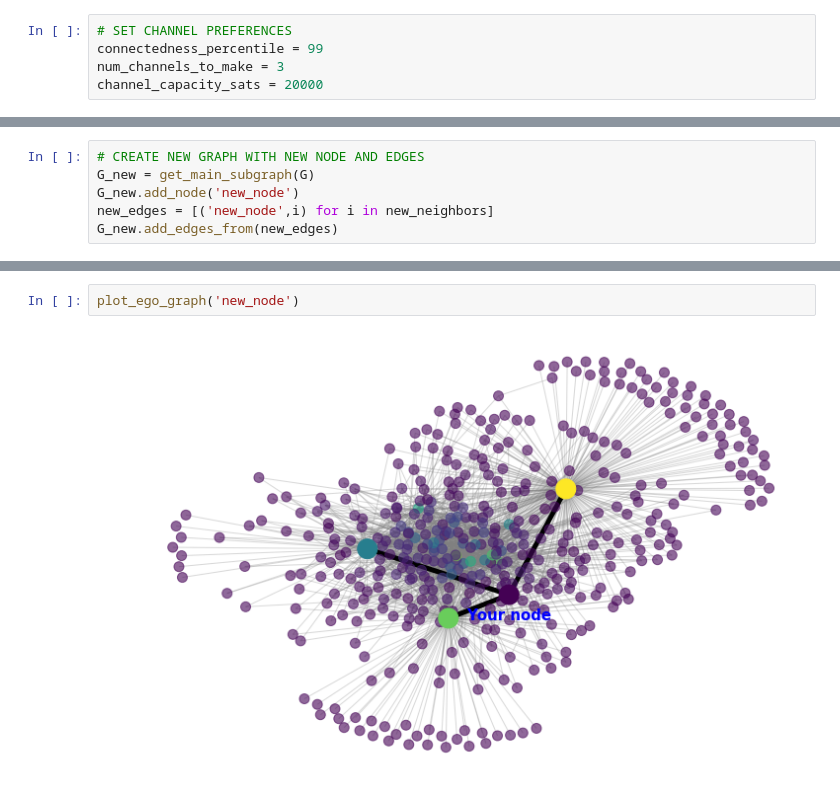
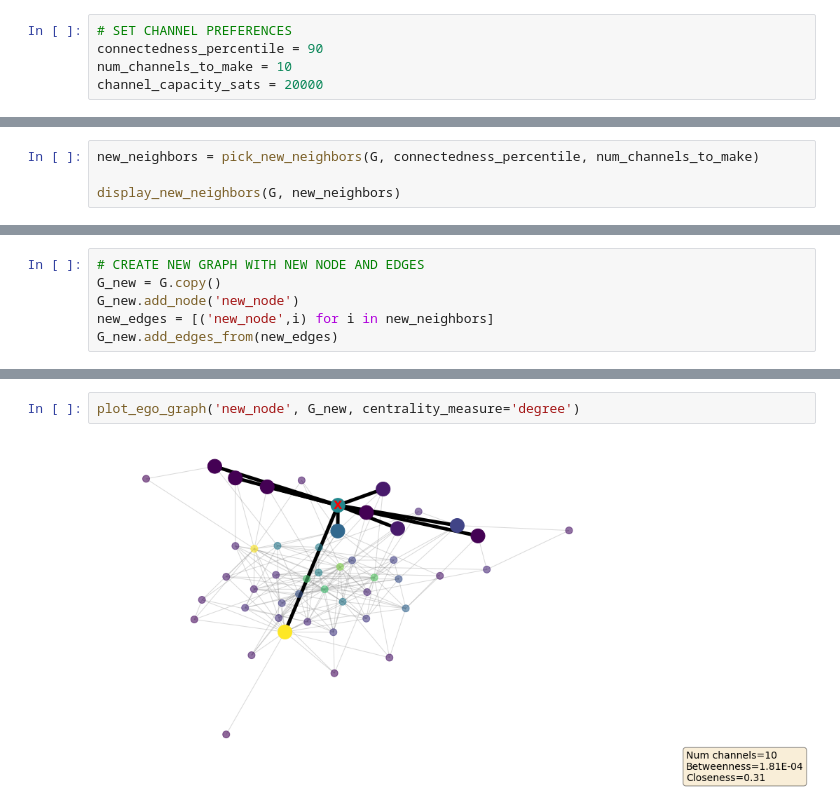
Before and after one commit to DariusParvin/Lightning-Channel-Optimizer, a Jupyter notebook: Make_Channel_Demo.ipynb, the cells around one changed output, grey strips where cells are left out. Drawn from its saved outputs; the diff is of its cells as text.

Commit message:
Visualizes new nodes and displays centrality measures

```diff
--- a/Make_Channel_Demo.ipynb
+++ b/Make_Channel_Demo.ipynb
@@ -12,5 +15,5 @@ from pandas.io.json import json_normalize
 # %%
 # SET CHANNEL PREFERENCES
-connectedness_percentile = 99
-num_channels_to_make = 3
+connectedness_percentile = 90
+num_channels_to_make = 10
 channel_capacity_sats = 20000
@@ -111,0 +122,4 @@ number of channels: 251
+# %%
+new_neighbors = pick_new_neighbors(G, connectedness_percentile, num_channels_to_make)
+
+display_new_neighbors(G, new_neighbors)
@@ -112,6 +144,6 @@ number of channels: 251
 # %%
 # CREATE NEW GRAPH WITH NEW NODE AND EDGES
-G_new = get_main_subgraph(G)
+G_new = G.copy()
 G_new.add_node('new_node')
 new_edges = [('new_node',i) for i in new_neighbors]
 G_new.add_edges_from(new_edges)
@@ -165,4 +237,4 @@ def plot_ego_graph(new_node_id):
 # %%
-plot_ego_graph('new_node')
+plot_ego_graph('new_node', G_new, centrality_measure='degree')
 # %% [output]
-[figure, old version]
+[figure, new version]
```
Also changed, not shown: parts of 12 cells of this notebook, 1 other file.
